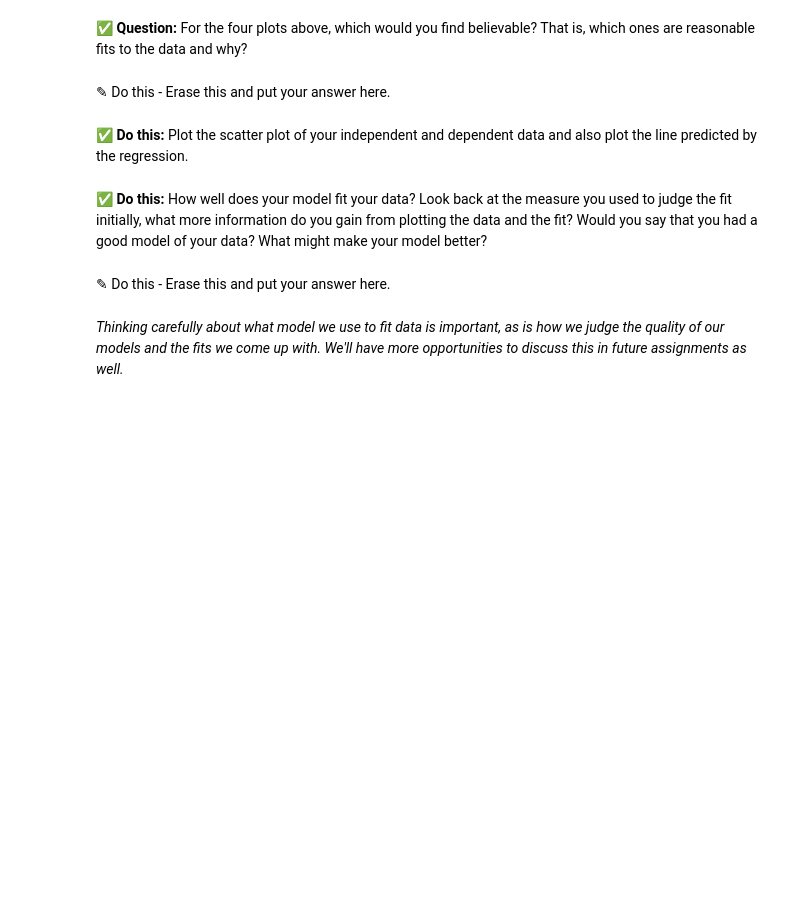
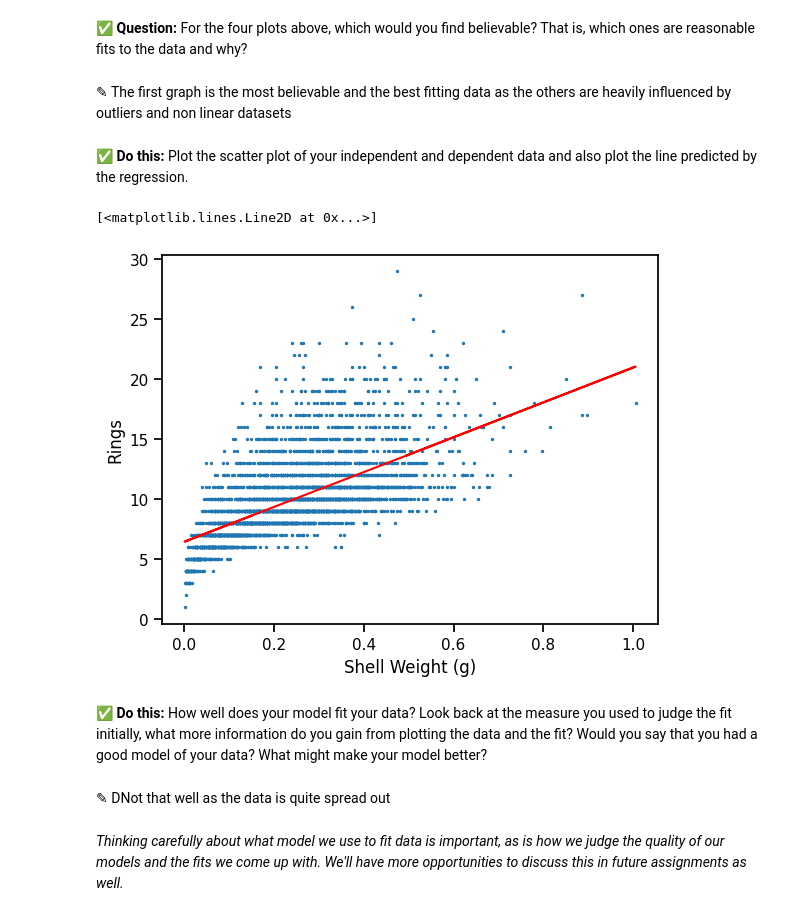
Before and after one commit to mlee3001/CMSE202-s24-turnin, a Jupyter notebook: Day-13/Day-13_In-Class-Regression-STUDENT.ipynb, the cells around one changed output. Cells and saved outputs as stored; diff of their text form; code cells hidden in the pictures; blank space fills up the shorter version.

```diff
--- a/Day-13/Day-13_In-Class-Regression-STUDENT.ipynb
+++ b/Day-13/Day-13_In-Class-Regression-STUDENT.ipynb
@@ -131,0 +155,7 @@ _Look to the pre-class assignment for some hints and check in with your group._
+# %%
+# put your code here
+import statsmodels.api as sm
+x_const = sm.add_constant(abalone['shell_weight'])
+model = sm.OLS(abalone['rings'], x_const)
+results = model.fit()
+print(results.params)
@@ -151,7 +205,7 @@ Mathematically, any data can be fit to a line. Whether a line is a good model to
 You can see that each data set is different, but the mathematical model that fits each of these data sets is the same! You must be careful that your data do not violate one or more of the [underlying assumptions of linear fitting](https://en.wikipedia.org/wiki/Linear_regression#Assumptions). This is one reason it is incredibly important to visualize your data and the model that fits it.
 # %% [markdown]
 **&#9989; Question:** For the four plots above, which would you find believable? That is, which ones are reasonable fits to the data and why?
-# %% [markdown]
-<font size=+3>&#9998;</font> Do this - Erase this and put your answer here.
+# %% [markdown]
+<font size=+3>&#9998;</font> The first graph is the most believable and the best fitting data as the others are heavily influenced by outliers and non linear datasets
 # %% [markdown]
 **&#9989; Do this:** Plot the scatter plot of your independent and dependent data and also plot the line predicted by the regression.
@@ -160,7 +212,16 @@ You can see that each data set is different, but the mathematical model that fit
+# %%
+# put your code here
+plt.scatter(abalone['shell_weight'], abalone['rings'], s = 2)
+plt.xlabel("Shell Weight (g)")
+plt.ylabel("Rings")
+plt.plot(abalone['shell_weight'], results.predict(), c = 'red')
+# %% [output]
+[<matplotlib.lines.Line2D at 0x...>]
+[figure, added]
 # %% [markdown]
 **&#9989; Do this:** How well does your model fit your data? Look back at the measure you used to judge the fit initially, what more information do you gain from plotting the data and the fit? Would you say that you had a good model of your data? What might make your model better?
-# %% [markdown]
-<font size=+3>&#9998;</font> Do this - Erase this and put your answer here.
+# %% [markdown]
+<font size=+3>&#9998;</font> DNot that well as the data is quite spread out
 # %% [markdown]
 _Thinking carefully about what model we use to fit data is important, as is how we judge the quality of our models and the fits we come up with. We'll have more opportunities to discuss this in future assignments as well._
 # %% [markdown]
```
Also changed, not shown: parts of 29 cells of this notebook.
